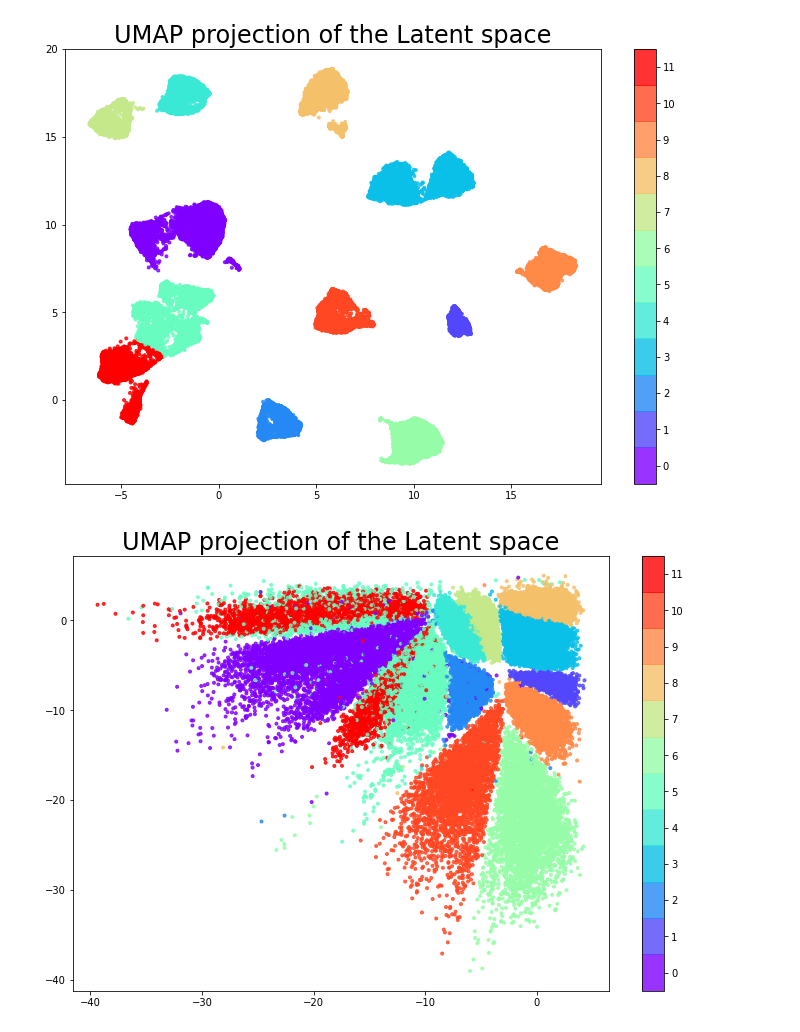
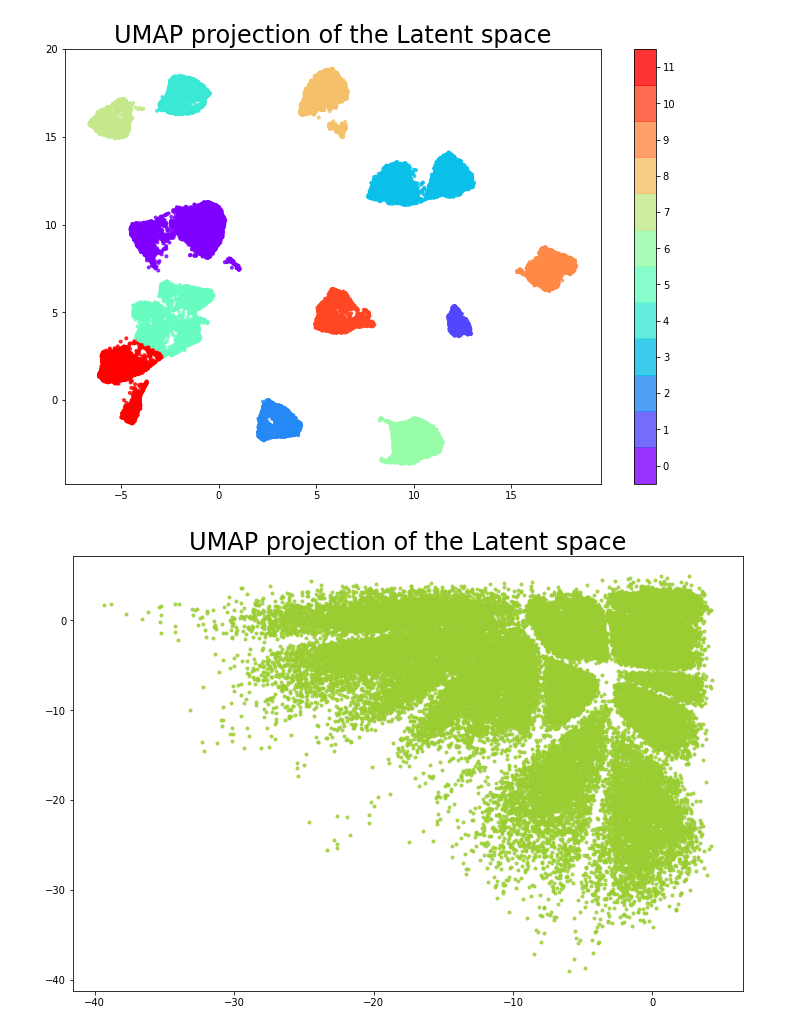
Before and after one commit to yebiny/Songbird-clusturing, a Jupyter notebook: 4-UMAP/4-Umap.ipynb, the cells around one changed output. Drawn from its saved outputs; the diff is of its cells as text; code cells hidden in the pictures.

```diff
--- a/4-UMAP/4-Umap.ipynb
+++ b/4-UMAP/4-Umap.ipynb
@@ -7,3 +8,0 @@ resdir10='../5-Results/train_0729/lat_10/'
-# %%
-ua10 = UmapAnalysis(datadir, resdir10)
-ua2 = UmapAnalysis(datadir, resdir2)
@@ -39,6 +57,6 @@ ua10.plot_projection(umaped10, labels10)
 # %% [output]
 [figure]
 # %%
-ua2.plot_projection(ua2.xlat, labels10)
+ua2.plot_projection(ua2.xlat)
 # %% [output]
-[figure, old version]
+[figure, new version]
```
Also changed, not shown: parts of 17 cells of this notebook, 4 other files.
